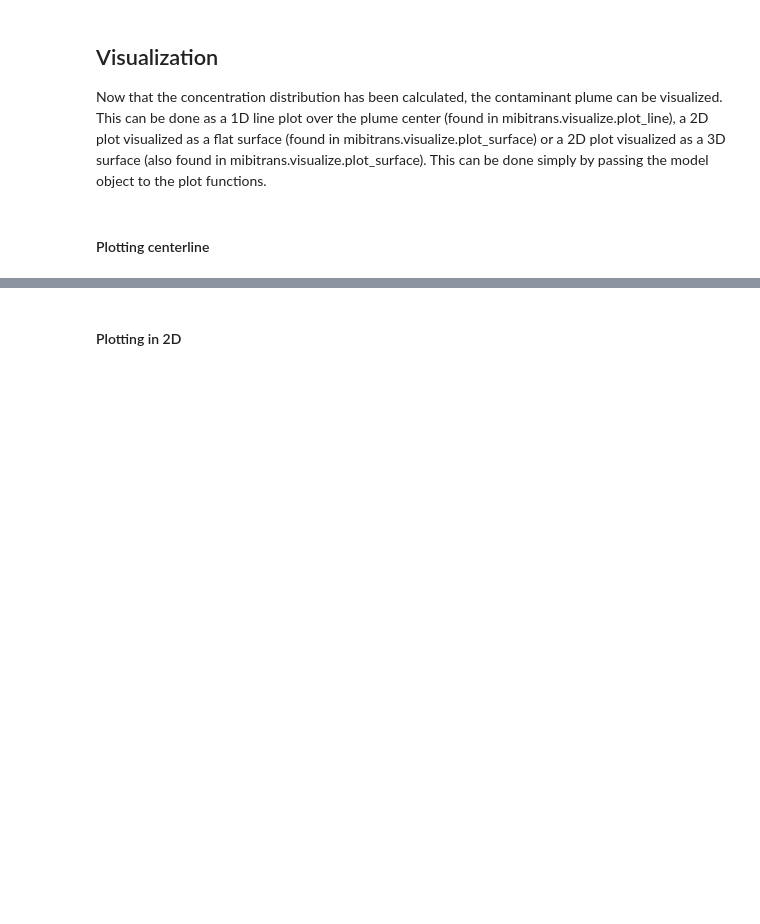
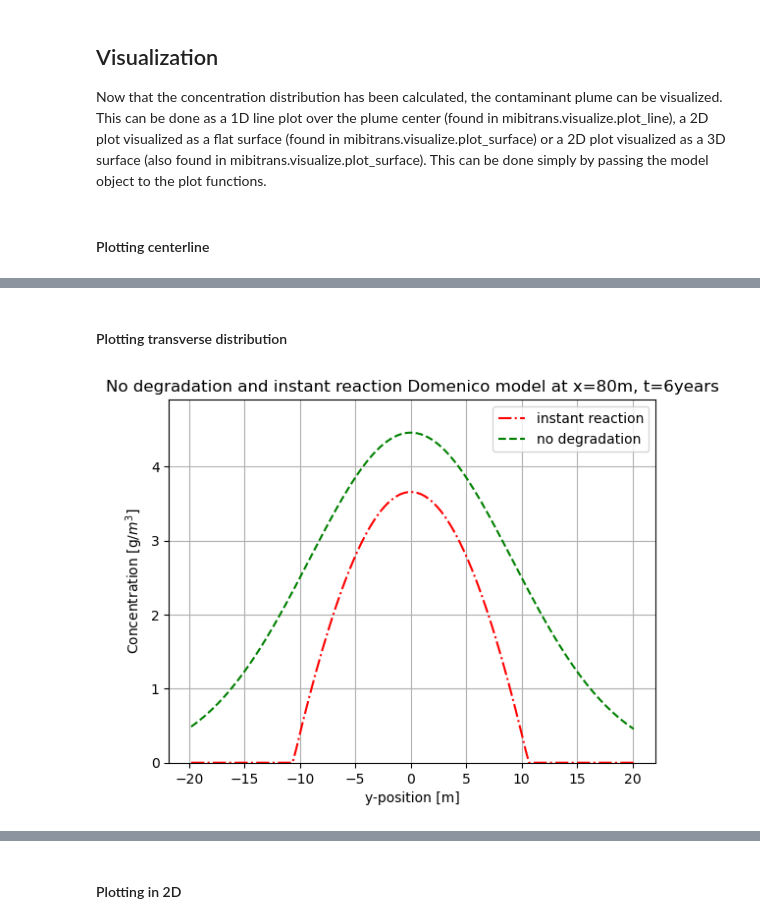
Before and after one commit to MiBiPreT/mibitrans, a Jupyter notebook: examples/example_notebook.ipynb, the cells around one changed output, grey strips where cells are left out. Cells and saved outputs as stored; diff of their text form; code cells hidden in the pictures; blank space fills up the shorter version.

```diff
--- a/examples/example_notebook.ipynb
+++ b/examples/example_notebook.ipynb
@@ -305,0 +317,12 @@ plt.show()
+# %% [markdown]
+#### Plotting transverse distribution
+# %%
+# Concentration distribution can also be plotted in the transverse direction
+transverse(instdeg, time=6*365, x_position=80, linestyle="-.", color="red", label="instant reaction")
+transverse(ndeg, time=6*365, x_position=80, linestyle="--", color="green", label="no degradation")
+
+plt.title("No degradation and instant reaction Domenico model at x=80m, t=6years")
+plt.legend()
+plt.show()
+# %% [output]
+[figure, added]
```
Also changed, not shown: parts of 6 cells of this notebook, 5 other files.
